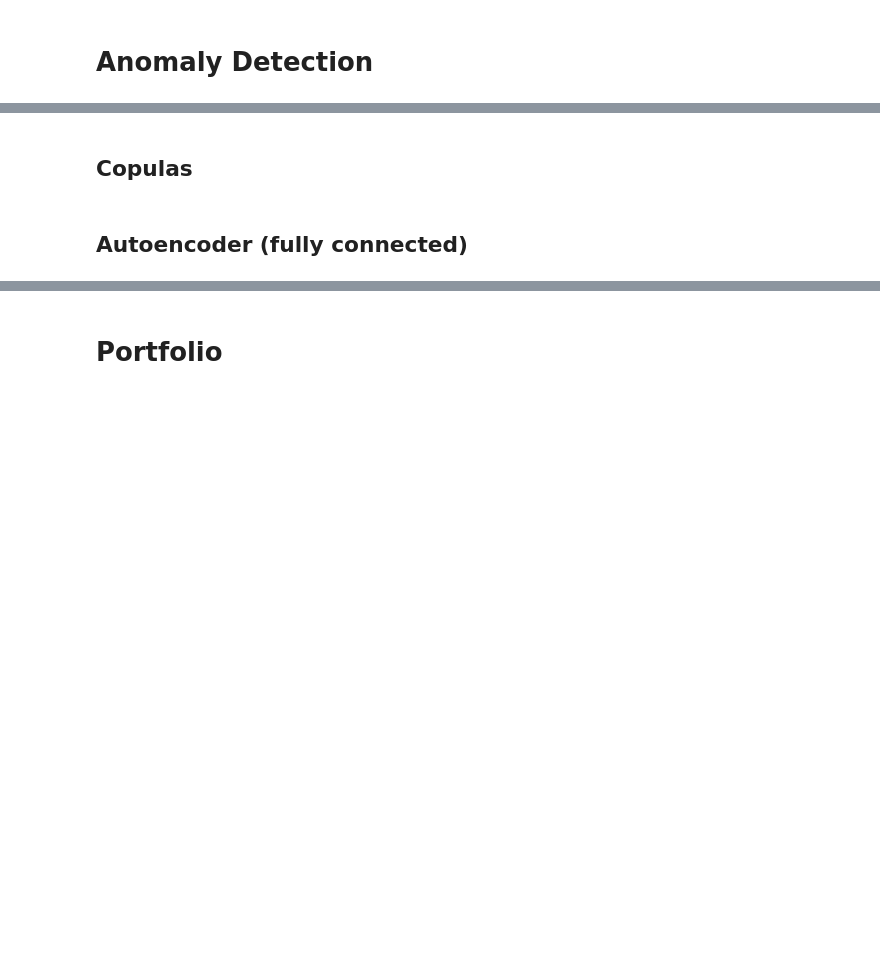
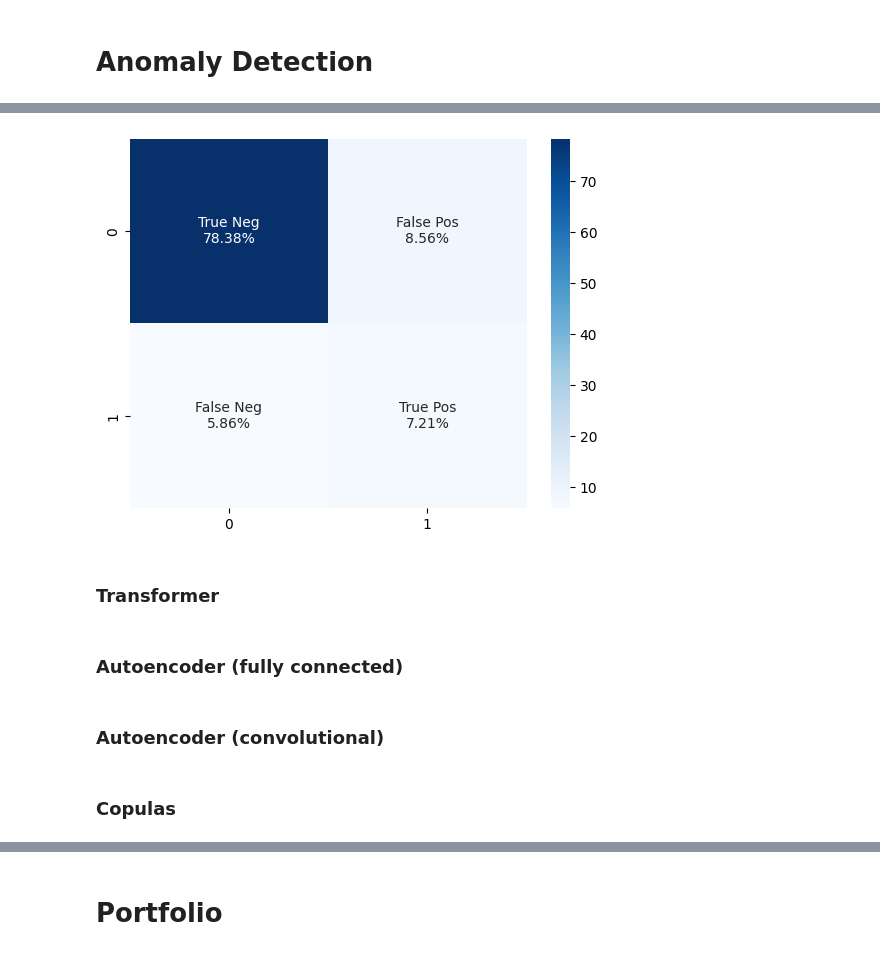
Before and after one commit to venturellimatteo/fintech-projects, a Jupyter notebook: 3 - Anomaly Detection/AnomalyDetection.ipynb, the cells around one changed output, grey strips where cells are left out. Saved outputs shown, nothing was run; the diff lists cells and outputs as text; code cells hidden in the pictures; blank space fills up the shorter version.

```diff
--- a/3 - Anomaly Detection/AnomalyDetection.ipynb
+++ b/3 - Anomaly Detection/AnomalyDetection.ipynb
@@ -90,0 +487,9 @@ train_df, val_df = train_val_split(df)
+# %%
+y_train_pred = model.predict(x_train_window)
+y_test_pred = model.predict(x_test_window)
+
+y_train_pred[y_train_pred>=0.5]=1
+y_train_pred[y_train_pred<0.5]=0
+
+y_test_pred[y_test_pred>=0.5]=1
+y_test_pred[y_test_pred<0.5]=0
@@ -90,0 +499,14 @@ train_df, val_df = train_val_split(df)
+# %%
+cf_matrix = (confusion_matrix(y_test_window, y_test_pred, labels=[0,1 ], sample_weight=None) / len(y_test_window) * 100)
+
+group_names = ['True Neg', 'False Pos', 'False Neg', 'True Pos']
+group_percentages = ['{0:.2%}'.format(value) for value in cf_matrix.flatten()/np.sum(cf_matrix)]
+labels = [f'{v1}\n{v3}' for v1, v3 in zip(group_names, group_percentages)]
+labels = np.asarray(labels).reshape(2,2)
+
+print(f'Accuracy:\t{accuracy_score(y_test_window, y_test_pred):.3f}')
+print(f'Recall:\t\t{recall_score(y_test_window, y_test_pred):.3f}')
+print(f'Precision:\t{precision_score(y_test_window, y_test_pred):.3f}')
+print(f'F1score:\t{f1_score(y_test_window, y_test_pred):.3f}')
+for var, val in zip(group_names, group_percentages):
+  print(f'{var}:\t{val}')
@@ -91,4 +522,12 @@ train_df, val_df = train_val_split(df)
+# %%
+_ = sns.heatmap(cf_matrix, annot=labels, fmt='', cmap='Blues')
+# %% [output]
+[figure, added]
+# %% [markdown]
+### Transformer
+# %% [markdown]
+### Autoencoder (fully connected)
+# %% [markdown]
+### Autoencoder (convolutional)
 # %% [markdown]
-## Copulas
+### Copulas
-# %% [markdown]
-## Autoencoder (fully connected)
```
Also changed, not shown: parts of 47 cells of this notebook.
